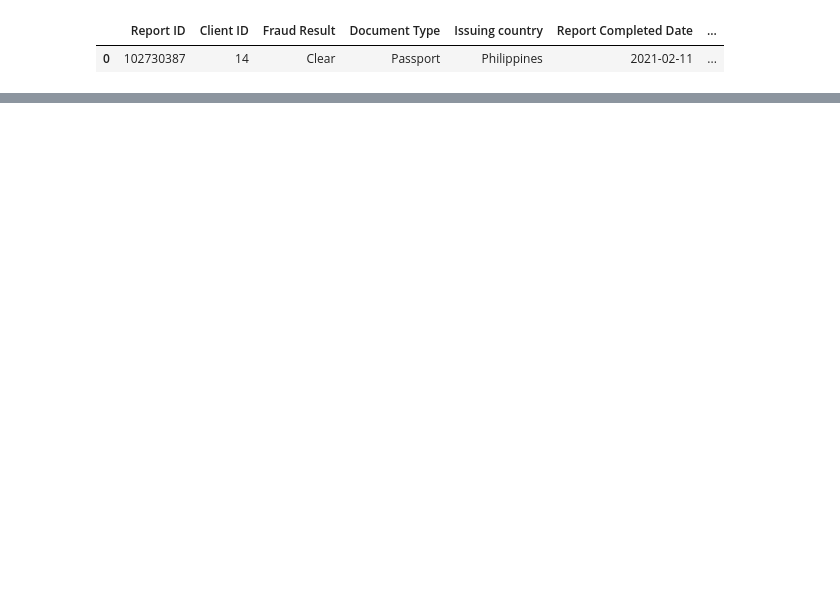
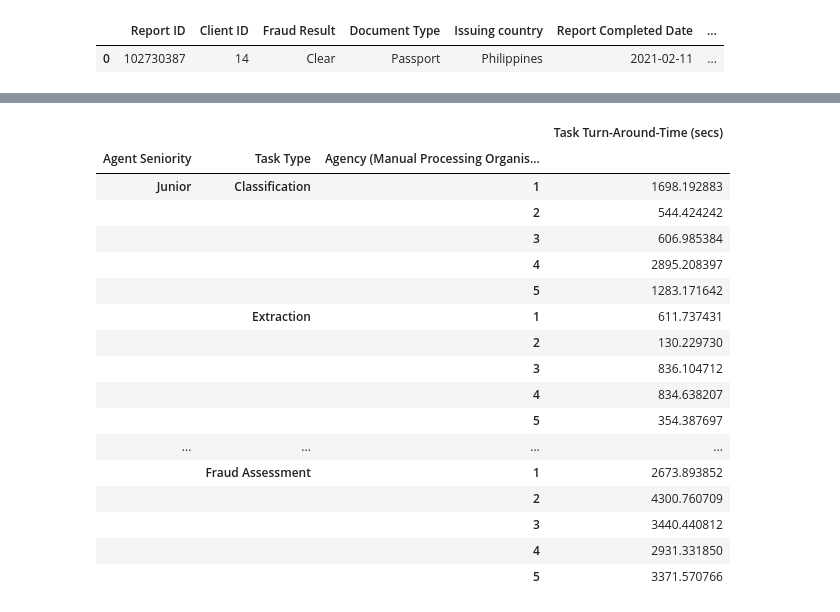
Before and after one commit to jccazes/onfido_assignment, a Jupyter notebook: onfido_assign/EDA.ipynb, the cells around one changed output, grey strips where cells are left out. Saved outputs shown, nothing was run; the diff lists cells and outputs as text; code cells hidden in the pictures; blank space fills up the shorter version.

```diff
--- a/onfido_assign/EDA.ipynb
+++ b/onfido_assign/EDA.ipynb
@@ -364,0 +383,21 @@ report.groupby('Task Type')
+# %%
+h_a.groupby(['Agent Seniority','Task Type', 'Agency (Manual Processing Organisation)']).agg({'Task Turn-Around-Time (secs)': np.nanmean})
+# %% [output]
+|  |  |  | Task Turn-Around-Time (secs) |
+| Agent Seniority | Task Type | Agency (Manual Processing Organis... |  |
+| Junior | Classification | 1 | 1698.192883 |
+|  |  | 2 | 544.424242 |
+|  |  | 3 | 606.985384 |
+|  |  | 4 | 2895.208397 |
+|  |  | 5 | 1283.171642 |
+|  | Extraction | 1 | 611.737431 |
+|  |  | 2 | 130.229730 |
+|  |  | 3 | 836.104712 |
+|  |  | 4 | 834.638207 |
+|  |  | 5 | 354.387697 |
+| ... | ... | ... | ... |
+|  | Fraud Assessment | 1 | 2673.893852 |
+|  |  | 2 | 4300.760709 |
+|  |  | 3 | 3440.440812 |
+|  |  | 4 | 2931.331850 |
+|  |  | 5 | 3371.570766 |
```
Also changed, not shown: parts of 15 cells of this notebook.
